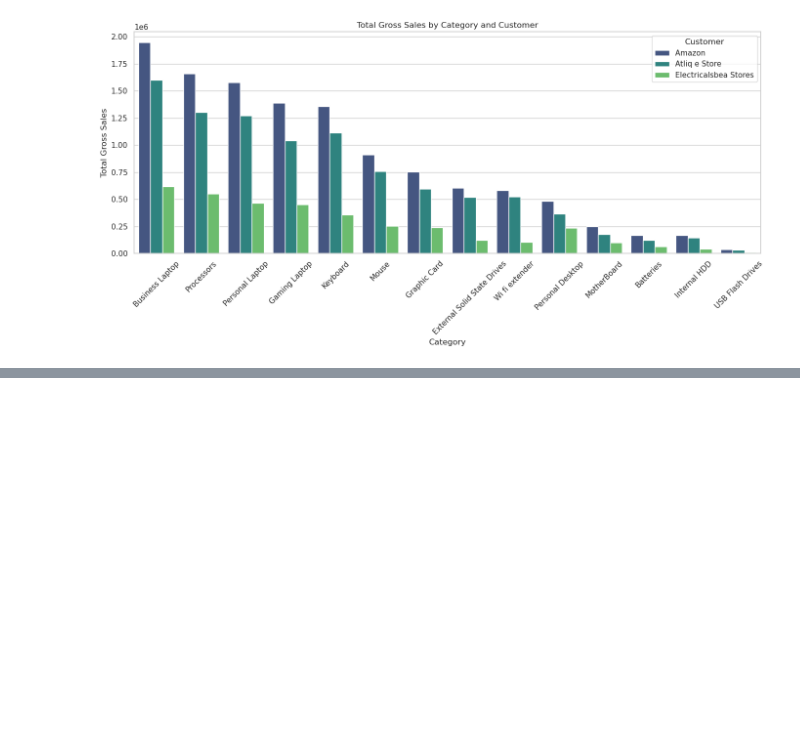
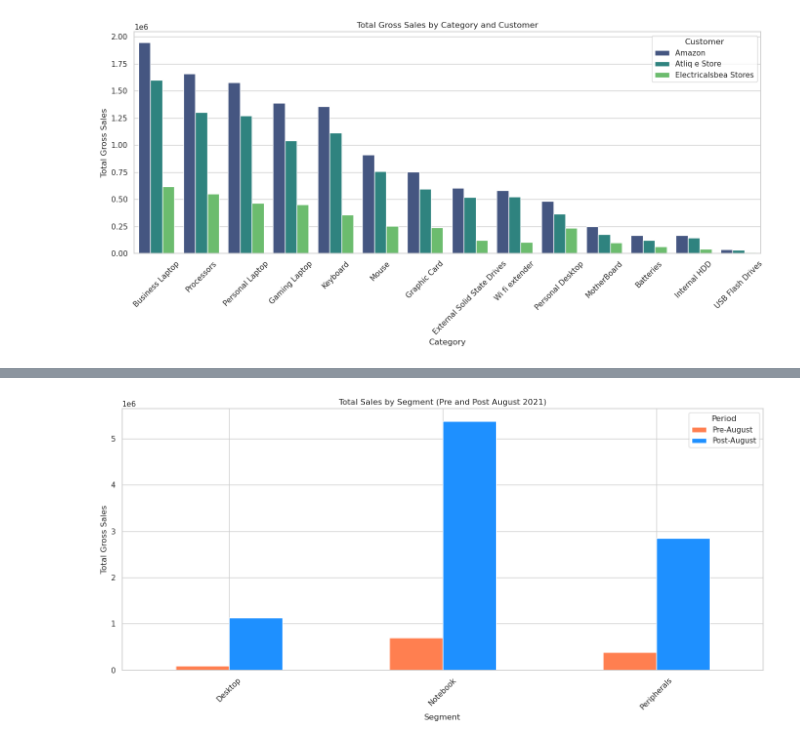
Before and after one commit to Daniboycg/Atliq_Database_Time-Series, a Jupyter notebook: src/notebooks/Summary.ipynb, the cells around one changed output, grey strips where cells are left out. Saved outputs shown, nothing was run; the diff lists cells and outputs as text; code cells hidden in the pictures; blank space fills up the shorter version.

```diff
--- a/src/notebooks/Summary.ipynb
+++ b/src/notebooks/Summary.ipynb
@@ -76,0 +88,4 @@ plot_sales_by_selected_categories_countries(filtered_data2)
+# %%
+plot_sales_by_segment(df)
+# %% [output]
+[figure, added]
```
Also changed, not shown: parts of 4 cells of this notebook, 2 other files.
